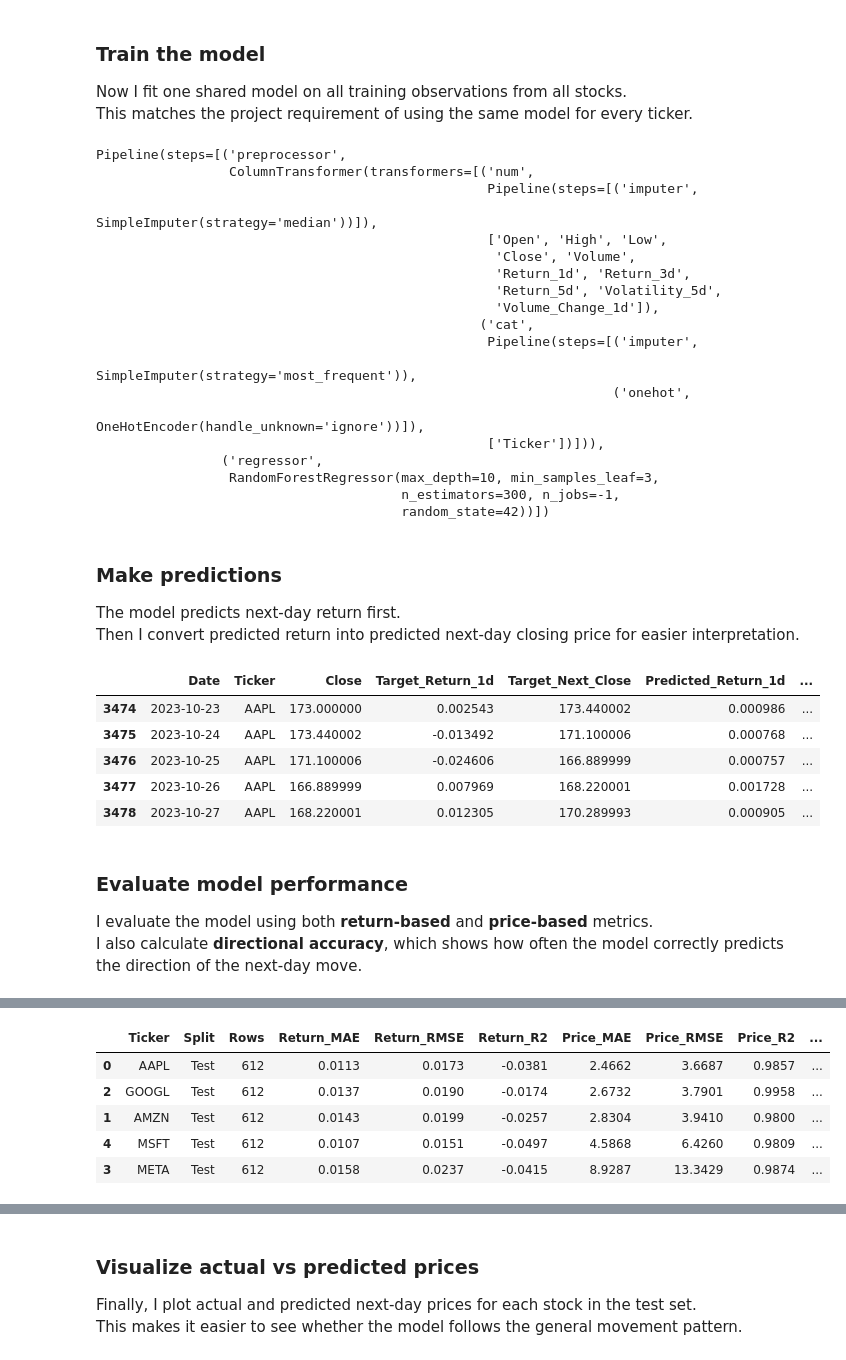
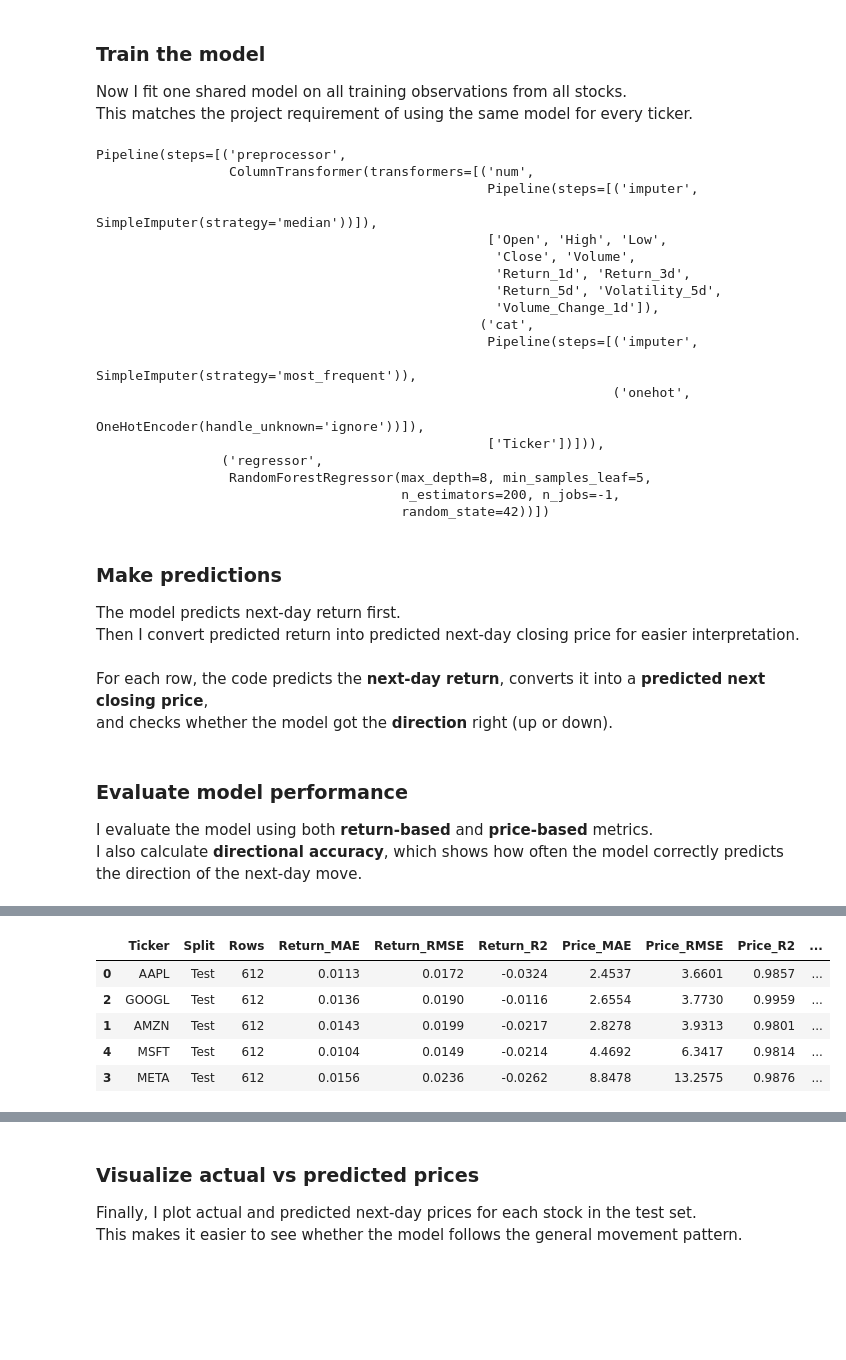
Before and after one commit to everyonehatesLin3lis/ts_project, a Jupyter notebook: 02_magic/03_models/02_forcasting_model.ipynb, the cells around one changed output, grey strips where cells are left out. Saved outputs shown, nothing was run; the diff lists cells and outputs as text; code cells hidden in the pictures; blank space fills up the shorter version.

Commit message:
Focasting model done for a while

```diff
--- a/02_magic/03_models/02_forcasting_model.ipynb
+++ b/02_magic/03_models/02_forcasting_model.ipynb
@@ -176,12 +191,9 @@ preprocessor = ColumnTransformer([
     ("cat", categorical_transformer, categorical_features)
 ])
 
-forecast_model = Pipeline([
+base_pipeline = Pipeline([
     ("preprocessor", preprocessor),
     ("regressor", RandomForestRegressor(
-        n_estimators=300,
-        max_depth=10,
-        min_samples_leaf=3,
         random_state=42,
         n_jobs=-1
     ))
@@ -192,6 +259,7 @@ forecast_model = Pipeline([
 Now I fit one shared model on all training observations from all stocks.
 This matches the project requirement of using the same model for every ticker.
 # %%
+forecast_model = grid_search.best_estimator_
 forecast_model.fit(X_train, y_train)
 # %% [output]
 Pipeline(steps=[('preprocessor',
@@ -210,8 +278,8 @@ Pipeline(steps=[('preprocessor',
                                                                    OneHotEncoder(handle_unknown='ignore'))]),
                                                   ['Ticker'])])),
                 ('regressor',
-                 RandomForestRegressor(max_depth=10, min_samples_leaf=3,
-                                       n_estimators=300, n_jobs=-1,
+                 RandomForestRegressor(max_depth=8, min_samples_leaf=5,
+                                       n_estimators=200, n_jobs=-1,
                                        random_state=42))])
 # %% [markdown]
 ### Make predictions
@@ -220,6 +288,12 @@ The model predicts next-day return first.
 Then I convert predicted return into predicted next-day closing price for easier interpretation.
 # %%
 def build_prediction_frame(df, X, model):
+    """
+    Create a results DataFrame with actual and predicted next-day values.
+
+    It predicts next-day return, converts it to predicted next close,
+    and marks whether the predicted direction was correct.
+    """
     results = df[["Date", "Ticker", "Close", "Target_Return_1d", "Target_Next_Close"]].copy()
     results["Predicted_Return_1d"] = model.predict(X)
     results["Predicted_Next_Close"] = results["Close"] * (1 + results["Predicted_Return_1d"])
@@ -230,15 +304,9 @@ def build_prediction_frame(df, X, model):
 
 valid_results = build_prediction_frame(valid_df, X_valid, forecast_model)
 test_results = build_prediction_frame(test_df, X_test, forecast_model)
-
-test_results.head()
-# %% [output]
-|  | Date | Ticker | Close | Target_Return_1d | Target_Next_Close | Predicted_Return_1d | ... |
-| 3474 | 2023-10-23 | AAPL | 173.000000 | 0.002543 | 173.440002 | 0.000986 | ... |
-| 3475 | 2023-10-24 | AAPL | 173.440002 | -0.013492 | 171.100006 | 0.000768 | ... |
-| 3476 | 2023-10-25 | AAPL | 171.100006 | -0.024606 | 166.889999 | 0.000757 | ... |
-| 3477 | 2023-10-26 | AAPL | 166.889999 | 0.007969 | 168.220001 | 0.001728 | ... |
-| 3478 | 2023-10-27 | AAPL | 168.220001 | 0.012305 | 170.289993 | 0.000905 | ... |
+# %% [markdown]
+For each row, the code predicts the **next-day return**, converts it into a **predicted next closing price**,\
+and checks whether the model got the **direction** right (up or down).
 # %% [markdown]
 ### Evaluate model performance
 
@@ -246,13 +314,27 @@ I evaluate the model using both **return-based** and **price-based** metrics.
 I also calculate **directional accuracy**, which shows how often the model correctly predicts the direction of the next-day move.
 # %%
 def regression_summary(y_true, y_pred):
+    """
+    Calculate basic regression metrics.
+
+    Returns MAE, RMSE, and R² for comparing
+    predicted values with actual values.
+    """
     return {
         "MAE": mean_absolute_error(y_true, y_pred),
         "RMSE": np.sqrt(mean_squared_error(y_true, y_pred)),
         "R2": r2_score(y_true, y_pred)
     }
 
+
 def evaluate_split(results, split_name):
+    """
+    Evaluate model performance for one dataset split.
+
+    Computes overall return and price metrics, then
+    repeats the same evaluation for each stock ticker.
+    Also includes directional accuracy.
+    """
     overall_return = regression_summary(
         results["Target_Return_1d"],
         results["Predicted_Return_1d"]
@@ -295,6 +377,7 @@ def evaluate_split(results, split_name):
     per_stock = pd.DataFrame(per_stock).sort_values("Price_RMSE")
     return overall, per_stock
 
+
 valid_overall, valid_by_stock = evaluate_split(valid_results, "Validation")
 test_overall, test_by_stock = evaluate_split(test_results, "Test")
 
@@ -307,6 +390,6 @@ display(test_by_stock.round(4))
 |  | Ticker | Split | Rows | Return_MAE | Return_RMSE | Return_R2 | Price_MAE | Price_RMSE | Price_R2 | ... |
-| 0 | AAPL | Test | 612 | 0.0113 | 0.0173 | -0.0381 | 2.4662 | 3.6687 | 0.9857 | ... |
-| 2 | GOOGL | Test | 612 | 0.0137 | 0.0190 | -0.0174 | 2.6732 | 3.7901 | 0.9958 | ... |
-| 1 | AMZN | Test | 612 | 0.0143 | 0.0199 | -0.0257 | 2.8304 | 3.9410 | 0.9800 | ... |
-| 4 | MSFT | Test | 612 | 0.0107 | 0.0151 | -0.0497 | 4.5868 | 6.4260 | 0.9809 | ... |
-| 3 | META | Test | 612 | 0.0158 | 0.0237 | -0.0415 | 8.9287 | 13.3429 | 0.9874 | ... |
+| 0 | AAPL | Test | 612 | 0.0113 | 0.0172 | -0.0324 | 2.4537 | 3.6601 | 0.9857 | ... |
+| 2 | GOOGL | Test | 612 | 0.0136 | 0.0190 | -0.0116 | 2.6554 | 3.7730 | 0.9959 | ... |
+| 1 | AMZN | Test | 612 | 0.0143 | 0.0199 | -0.0217 | 2.8278 | 3.9313 | 0.9801 | ... |
+| 4 | MSFT | Test | 612 | 0.0104 | 0.0149 | -0.0214 | 4.4692 | 6.3417 | 0.9814 | ... |
+| 3 | META | Test | 612 | 0.0156 | 0.0236 | -0.0262 | 8.8478 | 13.2575 | 0.9876 | ... |
```
Also changed, not shown: parts of 22 cells of this notebook.
